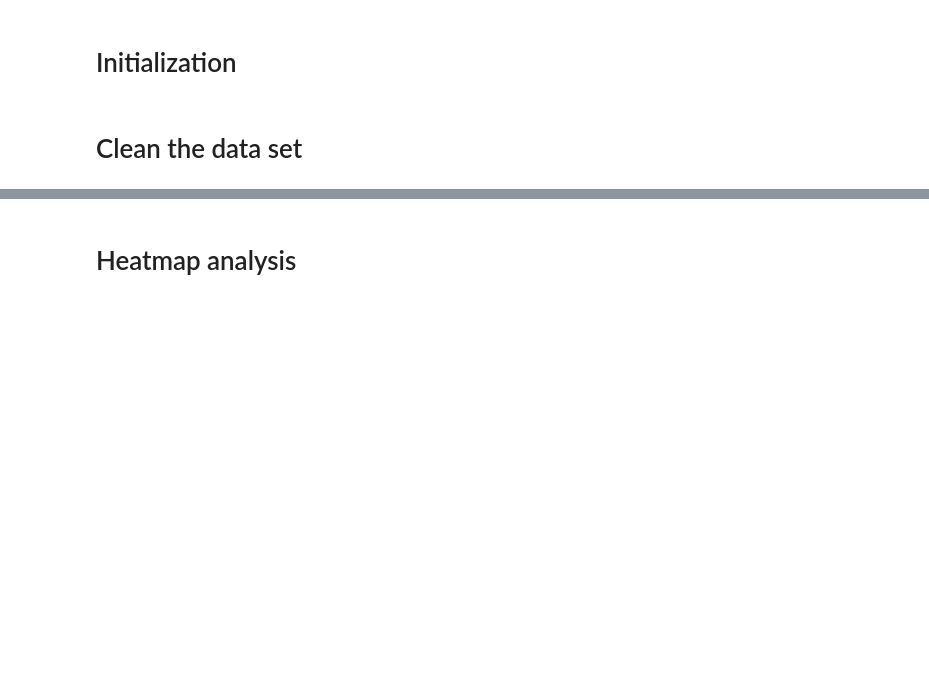
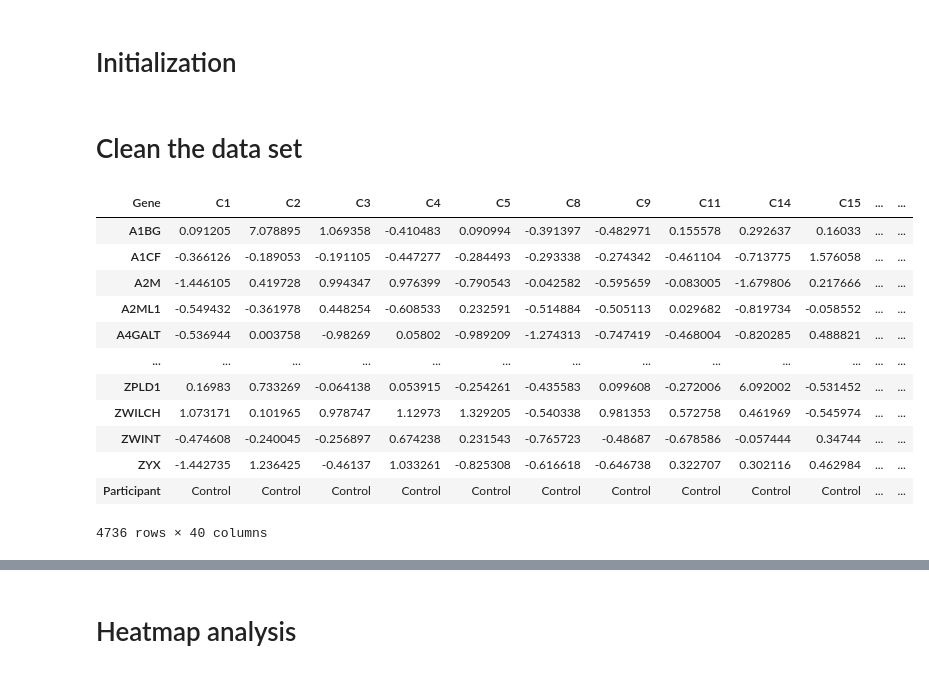
Before and after one commit to briantruan/ns4300-mecfs, a Jupyter notebook: final_project.ipynb, the cells around one changed output, grey strips where cells are left out. Saved outputs shown, nothing was run; the diff lists cells and outputs as text; code cells hidden in the pictures; blank space fills up the shorter version.

```diff
--- a/final_project.ipynb
+++ b/final_project.ipynb
@@ -37,0 +42,16 @@ df.loc['Participant'] = df.loc['Participant'].replace('P', 'Patient')
+# %%
+df
+# %% [output]
+| Gene | C1 | C2 | C3 | C4 | C5 | C8 | C9 | C11 | C14 | C15 | ... | ... |
+| A1BG | 0.091205 | 7.078895 | 1.069358 | -0.410483 | 0.090994 | -0.391397 | -0.482971 | 0.155578 | 0.292637 | 0.16033 | ... | ... |
+| A1CF | -0.366126 | -0.189053 | -0.191105 | -0.447277 | -0.284493 | -0.293338 | -0.274342 | -0.461104 | -0.713775 | 1.576058 | ... | ... |
+| A2M | -1.446105 | 0.419728 | 0.994347 | 0.976399 | -0.790543 | -0.042582 | -0.595659 | -0.083005 | -1.679806 | 0.217666 | ... | ... |
+| A2ML1 | -0.549432 | -0.361978 | 0.448254 | -0.608533 | 0.232591 | -0.514884 | -0.505113 | 0.029682 | -0.819734 | -0.058552 | ... | ... |
+| A4GALT | -0.536944 | 0.003758 | -0.98269 | 0.05802 | -0.989209 | -1.274313 | -0.747419 | -0.468004 | -0.820285 | 0.488821 | ... | ... |
+| ... | ... | ... | ... | ... | ... | ... | ... | ... | ... | ... | ... | ... |
+| ZPLD1 | 0.16983 | 0.733269 | -0.064138 | 0.053915 | -0.254261 | -0.435583 | 0.099608 | -0.272006 | 6.092002 | -0.531452 | ... | ... |
+| ZWILCH | 1.073171 | 0.101965 | 0.978747 | 1.12973 | 1.329205 | -0.540338 | 0.981353 | 0.572758 | 0.461969 | -0.545974 | ... | ... |
+| ZWINT | -0.474608 | -0.240045 | -0.256897 | 0.674238 | 0.231543 | -0.765723 | -0.48687 | -0.678586 | -0.057444 | 0.34744 | ... | ... |
+| ZYX | -1.442735 | 1.236425 | -0.46137 | 1.033261 | -0.825308 | -0.616618 | -0.646738 | 0.322707 | 0.302116 | 0.462984 | ... | ... |
+| Participant | Control | Control | Control | Control | Control | Control | Control | Control | Control | Control | ... | ... |
+4736 rows × 40 columns
```
Also changed, not shown: parts of 9 cells of this notebook.
